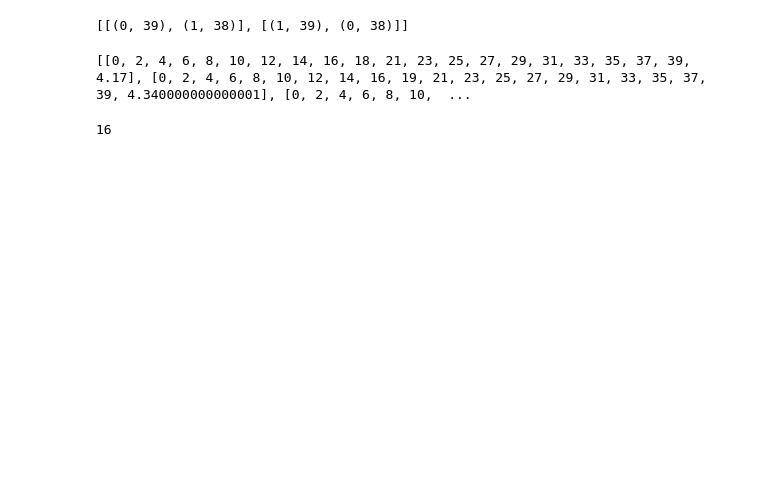
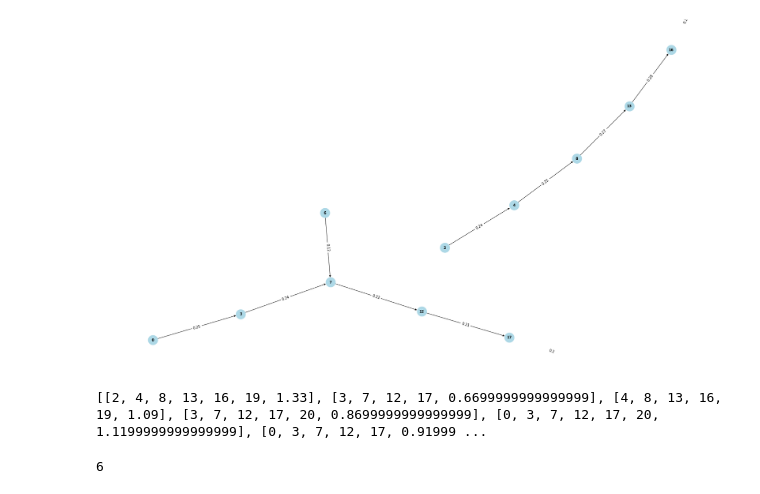
Before and after one commit to khurramkhalil/multiple-hypothesis-tracker, a Jupyter notebook: mht_lectures/netx/overlapping_tracks_clutter.ipynb, the cells around one changed output. Cells and saved outputs as stored; diff of their text form; code cells hidden in the pictures; blank space fills up the shorter version.

```diff
--- a/mht_lectures/netx/overlapping_tracks_clutter.ipynb
+++ b/mht_lectures/netx/overlapping_tracks_clutter.ipynb
@@ -82,13 +93,11 @@ def add_clutter(target_0, target_1):
 # %%
 
 if __name__ == "__main__":
-    duration = 5
+    duration = 20
     dims = 2
     num_targets = 2
 
     # As targets are known, we initialize two local hypothesis
     target_0 = generate_path(duration, False)
     target_1 = generate_path(duration, True)
+    sensor_data = add_clutter(target_0, target_1)
-# %%
-    sensor_data = add_clutter(target_0, target_1)
-    sensor_data
@@ -139,14 +149,0 @@ array([[ 0.        ,  1.        ,  2.16      ],
-# %%
-    for reading in detections.tolist():
-        G.add_node(num_nodes, loc=reading[1:], time=time_)
-        detection  = Point(reading[1:])
-        gater = detection.buffer(buffer_size)
-        gating.append((time_, gater))
-        num_nodes += 1
-
-        if time_ == 1:
-            candidates = gating_record[0]
-            for i in candidates:
-                if i[1].contains(detection):
-                        G.add_edge(i[0], len(G.nodes) - 1, weight= np.around(i[1].exterior.distance(detection), decimals=2))
-                        print("Success")
@@ -163,7 +149,0 @@ time_
-# %%
-if time_ == 1:
-    candidates = gating_record[hist]
-    for i in candidates:
-        if i[1].contains(detection):
-                G.add_edge(i[0], len(G.nodes) - 1, weight= np.around(i[1].exterior.distance(detection_0), decimals=2))
-                print("Success")
@@ -250,3 +161,10 @@ plt.show()
+# %%
+# Only plot nodes that are part of tree
+nodes_with_degree = (node for node, data in G.nodes(data=True) if data.get("degree") == 1)
+subgraph = G.subgraph(nodes_with_degree)
+plot_network(subgraph)
+# %% [output]
+[figure, added]
 # %%
 def global_hyp(source, target):
     all_paths = []
@@ -262,8 +180,8 @@ def find_edge_weights(path):
         weight += G.get_edge_data(path[i], path[i+1])['weight']
     return weight
 
-targets_start = [0, 1]
-targets_end = [len(G.nodes) - 1, len(G.nodes) - 2]
+targets_start = [0, 1, 2, 3, 4]
+targets_end = [len(G.nodes) - 1, len(G.nodes) - 2, len(G.nodes) - 3, len(G.nodes) - 4, len(G.nodes) - 5]
 
 # create empty list to store the combinations
 unique_combinations = []
@@ -277,21 +195,23 @@ for comb in permut:
     unique_combinations.append(list(zipped))
 
 # Print unique combinations
-print(unique_combinations)
+# print(unique_combinations)
-# %% [output]
-[[(0, 39), (1, 38)], [(1, 39), (0, 38)]]
 # %%
-unique_combinations = [item for sublist in unique_combinations for item in sublist]
+all_combinations = [item for sublist in unique_combinations for item in sublist]
+unique_combs = []
+for comb in all_combinations:
+    if comb not in unique_combs:
+        unique_combs.append(comb)
 
 all_paths_with_cost = []
-for unique_comination in unique_combinations:
+for unique_comination in unique_combs:
     all_paths_with_cost.extend(global_hyp(*unique_comination))
 
 print(all_paths_with_cost)
 len(all_paths_with_cost)
 # %% [output]
-[[0, 2, 4, 6, 8, 10, 12, 14, 16, 18, 21, 23, 25, 27, 29, 31, 33, 35, 37, 39, 4.17], [0, 2, 4, 6, 8, 10, 12, 14, 16, 19, 21, 23, 25, 27, 29, 31, 33, 35, 37, 39, 4.340000000000001], [0, 2, 4, 6, 8, 10,  ...
+[[2, 4, 8, 13, 16, 19, 1.33], [3, 7, 12, 17, 0.6699999999999999], [4, 8, 13, 16, 19, 1.09], [3, 7, 12, 17, 20, 0.8699999999999999], [0, 3, 7, 12, 17, 20, 1.1199999999999999], [0, 3, 7, 12, 17, 0.91999 ...
-16
+6
 # %%
 # Paths with thier costs as key:value pairs
 complete_record = {tuple(path[:-1]):path[-1] for path in all_paths_with_cost}
```
Also changed, not shown: parts of 20 cells of this notebook.
